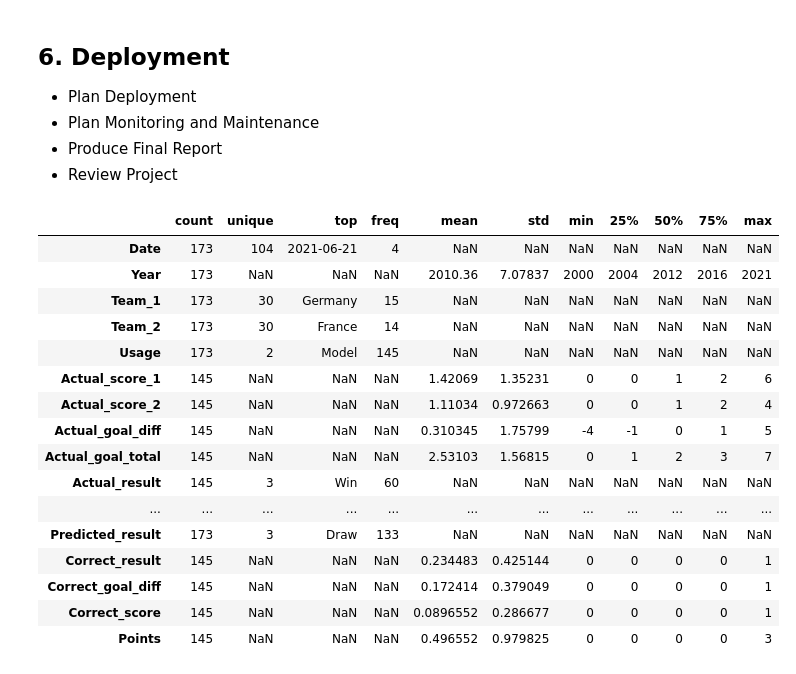
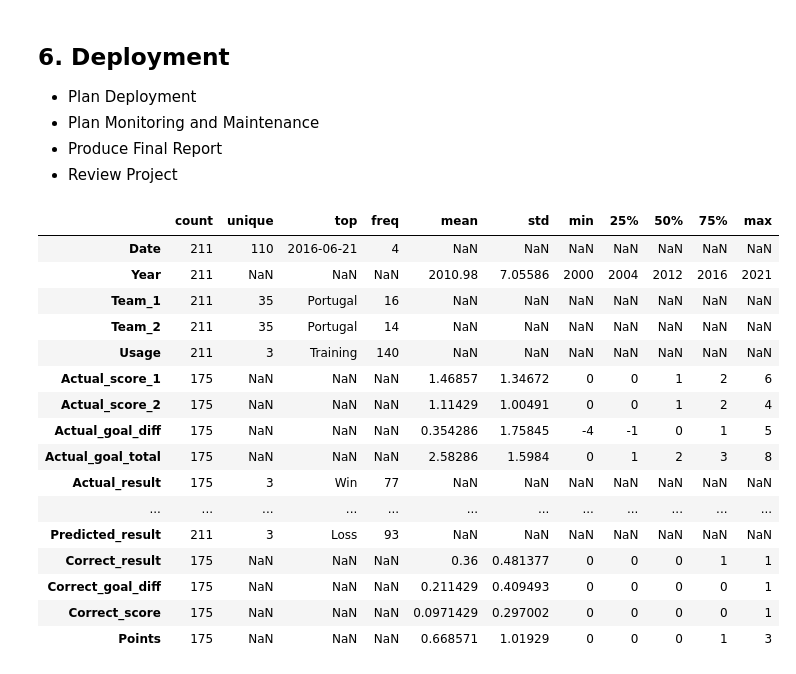
Before and after one commit to deacona/the-ball-is-round, a Jupyter notebook: notebooks/intl_02_euro_2020.ipynb, the cells around one changed output. Cells and saved outputs as stored; diff of their text form; code cells hidden in the pictures.

```diff
--- a/notebooks/intl_02_euro_2020.ipynb
+++ b/notebooks/intl_02_euro_2020.ipynb
@@ -303,10 +303,10 @@ Matches Total
 * Integrate Data
 * Format Data
 # %%
-## fix data mismatch
+# ## fix data mismatch
 
-for col in ["Team_1", "Team_2"]:
-    print("\n")
-    print(match[~match[col].isin(summary.Team.values)][col].value_counts())
-    print("\n")
-    print(summary[~summary.Team.isin(match[col].values)].Team.value_counts())
+# for col in ["Team_1", "Team_2"]:
+#     print("\n")
+#     print(match[~match[col].isin(summary.Team.values)][col].value_counts())
+#     print("\n")
+#     print(summary[~summary.Team.isin(match[col].values)].Team.value_counts())
@@ -331,6 +313,8 @@ Name: Team, dtype: int64
 # %%
 data = match.merge(summary, left_on=["Team_1", "Year"], right_on=["Team", "Year"]) #, suffixes=["", "_1"])
 data = data.merge(summary, left_on=["Team_2", "Year"], right_on=["Team", "Year"], suffixes=["", " (2)"])
+data.sort_values(by=["Date"], inplace=True)
+data.reset_index(drop=True, inplace=True)
 
 data["Elo_rating_diff"] = data["Rating"] - data["Rating (2)"]
 data["Home_advantage"] = data["Home_1"] - data["Home_2"]
@@ -344,7 +328,7 @@ data["Relative_ELO_rating"] = data["Rating"] / data["Rating (2)"]
 
 # model_years = [2000, 2004, 2008, 2012, 2016]
 live_years = [2021]
-data["Usage"] = "Model"
+data["Usage"] = "Training"
 data.loc[data.Year.isin(live_years), "Usage"] = "Live"
 
 # data = data[["Date", "Year", "Team_1", "Team_2", "Goal_diff", "Goal_total", "Elo_rating_diff", "Home_advantage", "Win_expectency_1",
@@ -744,7 +728,7 @@ gt_eval[['Name', 'R^2', 'RMSE', 'MedAE']]\
 # plt.tight_layout()
 # plt.show()
 # %%
-selected_gd_model = gd_model_list[2]["Reg"]
+selected_gd_model = gd_model_list[7]["Reg"]
 selected_gt_model = gt_model_list[3]["Reg"]
 
 selected_gd_model, selected_gt_model
@@ -762,47 +746,50 @@ selected_gd_model, selected_gt_model
 # %%
 output = data.copy(deep=True)[["Date", "Year", "Team_1", "Team_2", "Usage", "Goals_1", "Goals_2", "Goal_diff", "Goal_total", "Result"]]
 output.columns = ["Date", "Year", "Team_1", "Team_2", "Usage", "Actual_score_1", "Actual_score_2", "Actual_goal_diff", "Actual_goal_total", "Actual_result"]
+output.loc[output.index.isin(gd_y_test.index), "Usage"] = "Testing"
 
 gd_pred = selected_gd_model.predict(data[gd_features])
 gt_pred = selected_gt_model.predict(data[gt_features])
 
+gd_weight = 1.05
+gt_weight = 1.15
 
 ## add weights?
-output["Predicted_score_1"] = ((gt_pred + gd_pred) / 2).round()
-output["Predicted_score_2"] = ((gt_pred - gd_pred) / 2).round()
+output["Predicted_score_1"] = (gd_weight * (gt_pred + gd_pred) / 2).round()
+output["Predicted_score_2"] = (gt_weight * (gt_pred - gd_pred) / 2).round()
 output["Predicted_goal_diff"] = output.Predicted_score_1 - output.Predicted_score_2
 output["Predicted_goal_total"] = output.Predicted_score_1 + output.Predicted_score_2
 output["Predicted_result"] = None
 output.loc[output.Predicted_score_1 == output.Predicted_score_2, "Predicted_result"] = "Draw"
 output.loc[output.Predicted_score_1 > output.Predicted_score_2, "Predicted_result"] = "Win"
 output.loc[output.Predicted_score_1 < output.Predicted_score_2, "Predicted_result"] = "Loss"
 
 output["Correct_result"] = (output.Actual_result == output.Predicted_result).astype(int)
 output["Correct_goal_diff"] = (output.Actual_goal_diff == output.Predicted_goal_diff).astype(int)
 output["Correct_score"] = ((output.Actual_score_1 == output.Predicted_score_1) & (output.Actual_score_2 == output.Predicted_score_2)).astype(int)
 output["Points"] = output.Correct_result + output.Correct_goal_diff + output.Correct_score
 
 for col in ["Correct_result", "Correct_goal_diff", "Correct_score", "Points"]:
     output.loc[pd.isnull(output.Actual_result), col] = np.nan
 
 output.to_csv("../data/interim/intl_02_predictions.csv", index=False)
 output.describe(include="all").T
 # %% [output]
 |  | count | unique | top | freq | mean | std | min | 25% | 50% | 75% | max |
-| Date | 173 | 104 | 2021-06-21 | 4 | NaN | NaN | NaN | NaN | NaN | NaN | NaN |
-| Year | 173 | NaN | NaN | NaN | 2010.36 | 7.07837 | 2000 | 2004 | 2012 | 2016 | 2021 |
-| Team_1 | 173 | 30 | Germany | 15 | NaN | NaN | NaN | NaN | NaN | NaN | NaN |
-| Team_2 | 173 | 30 | France | 14 | NaN | NaN | NaN | NaN | NaN | NaN | NaN |
-| Usage | 173 | 2 | Model | 145 | NaN | NaN | NaN | NaN | NaN | NaN | NaN |
-| Actual_score_1 | 145 | NaN | NaN | NaN | 1.42069 | 1.35231 | 0 | 0 | 1 | 2 | 6 |
-| Actual_score_2 | 145 | NaN | NaN | NaN | 1.11034 | 0.972663 | 0 | 0 | 1 | 2 | 4 |
-| Actual_goal_diff | 145 | NaN | NaN | NaN | 0.310345 | 1.75799 | -4 | -1 | 0 | 1 | 5 |
-| Actual_goal_total | 145 | NaN | NaN | NaN | 2.53103 | 1.56815 | 0 | 1 | 2 | 3 | 7 |
-| Actual_result | 145 | 3 | Win | 60 | NaN | NaN | NaN | NaN | NaN | NaN | NaN |
+| Date | 211 | 110 | 2016-06-21 | 4 | NaN | NaN | NaN | NaN | NaN | NaN | NaN |
+| Year | 211 | NaN | NaN | NaN | 2010.98 | 7.05586 | 2000 | 2004 | 2012 | 2016 | 2021 |
+| Team_1 | 211 | 35 | Portugal | 16 | NaN | NaN | NaN | NaN | NaN | NaN | NaN |
+| Team_2 | 211 | 35 | Portugal | 14 | NaN | NaN | NaN | NaN | NaN | NaN | NaN |
+| Usage | 211 | 3 | Training | 140 | NaN | NaN | NaN | NaN | NaN | NaN | NaN |
+| Actual_score_1 | 175 | NaN | NaN | NaN | 1.46857 | 1.34672 | 0 | 0 | 1 | 2 | 6 |
+| Actual_score_2 | 175 | NaN | NaN | NaN | 1.11429 | 1.00491 | 0 | 0 | 1 | 2 | 4 |
+| Actual_goal_diff | 175 | NaN | NaN | NaN | 0.354286 | 1.75845 | -4 | -1 | 0 | 1 | 5 |
+| Actual_goal_total | 175 | NaN | NaN | NaN | 2.58286 | 1.5984 | 0 | 1 | 2 | 3 | 8 |
+| Actual_result | 175 | 3 | Win | 77 | NaN | NaN | NaN | NaN | NaN | NaN | NaN |
 | ... | ... | ... | ... | ... | ... | ... | ... | ... | ... | ... | ... |
-| Predicted_result | 173 | 3 | Draw | 133 | NaN | NaN | NaN | NaN | NaN | NaN | NaN |
-| Correct_result | 145 | NaN | NaN | NaN | 0.234483 | 0.425144 | 0 | 0 | 0 | 0 | 1 |
-| Correct_goal_diff | 145 | NaN | NaN | NaN | 0.172414 | 0.379049 | 0 | 0 | 0 | 0 | 1 |
-| Correct_score | 145 | NaN | NaN | NaN | 0.0896552 | 0.286677 | 0 | 0 | 0 | 0 | 1 |
-| Points | 145 | NaN | NaN | NaN | 0.496552 | 0.979825 | 0 | 0 | 0 | 0 | 3 |
+| Predicted_result | 211 | 3 | Loss | 93 | NaN | NaN | NaN | NaN | NaN | NaN | NaN |
+| Correct_result | 175 | NaN | NaN | NaN | 0.36 | 0.481377 | 0 | 0 | 0 | 1 | 1 |
+| Correct_goal_diff | 175 | NaN | NaN | NaN | 0.211429 | 0.409493 | 0 | 0 | 0 | 0 | 1 |
+| Correct_score | 175 | NaN | NaN | NaN | 0.0971429 | 0.297002 | 0 | 0 | 0 | 0 | 1 |
+| Points | 175 | NaN | NaN | NaN | 0.668571 | 1.01929 | 0 | 0 | 0 | 1 | 3 |
 # %%
```
Also changed, not shown: parts of 12 cells of this notebook, 21 other files.
